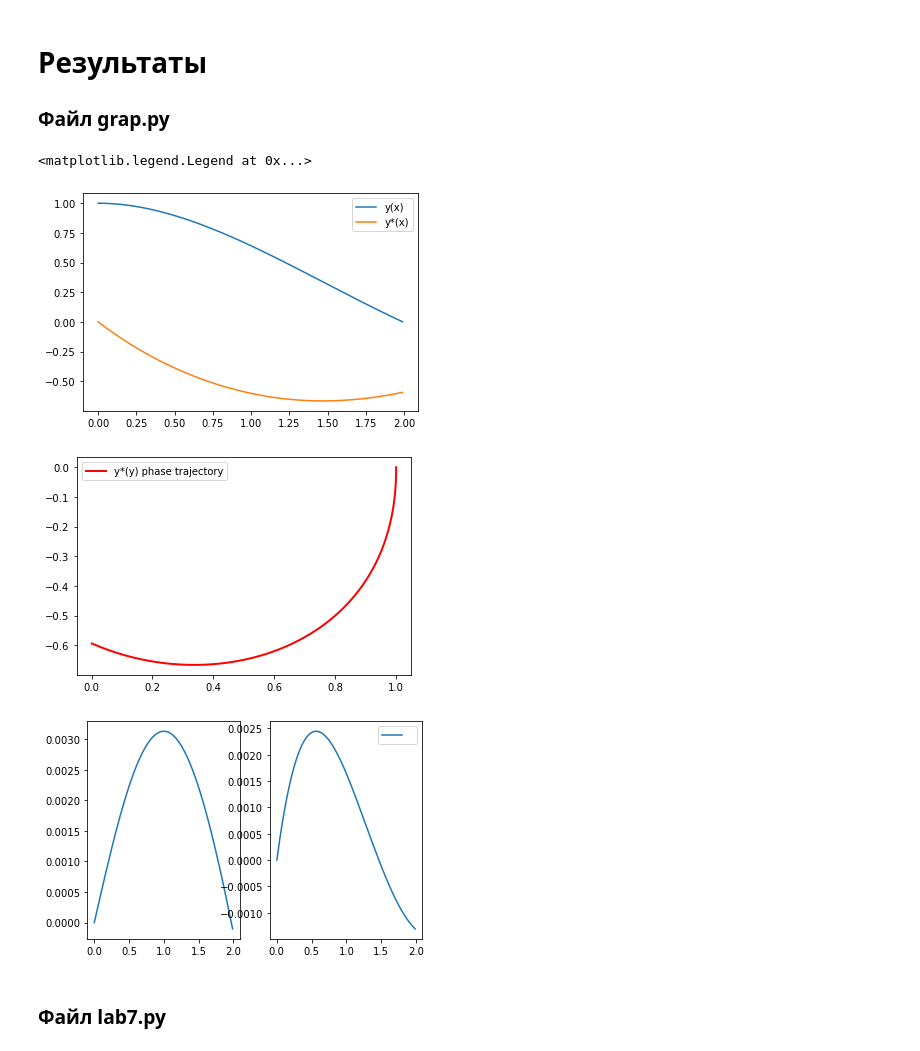
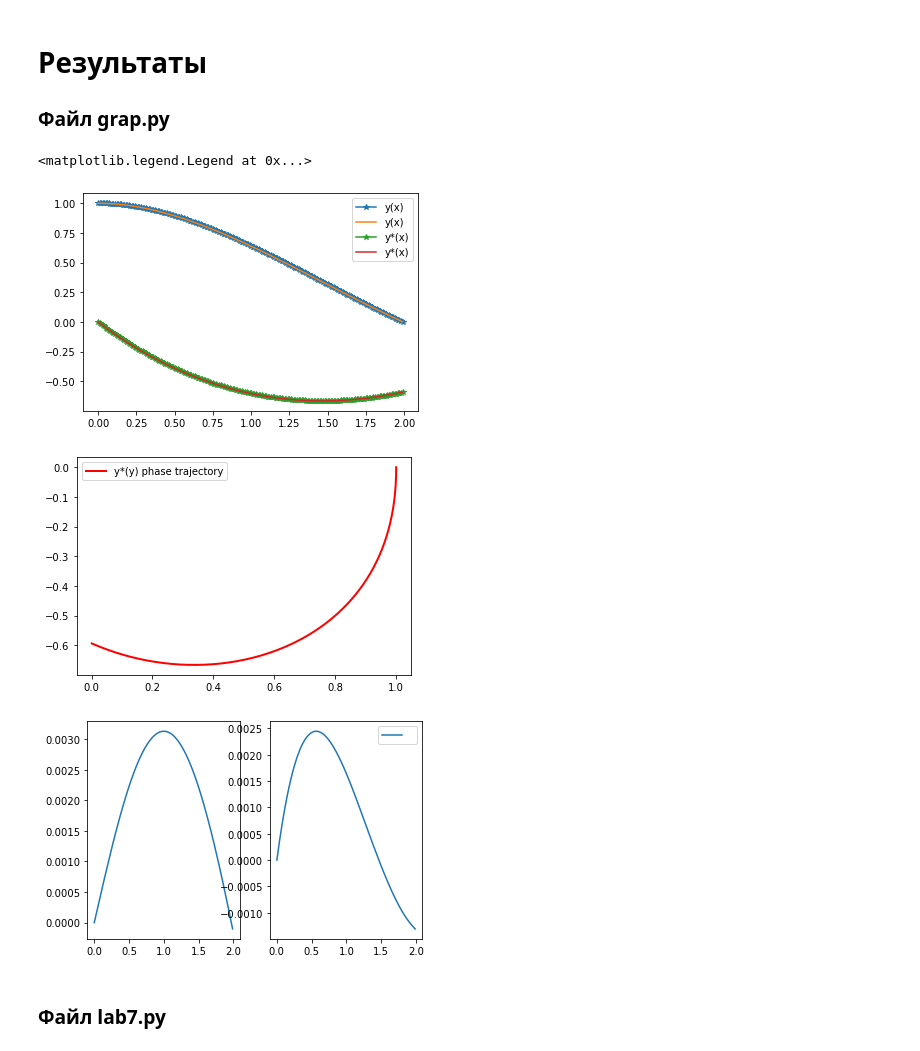
Before and after one commit to SAUSSSS/lab7, a Jupyter notebook: report.ipynb, the cells around one changed output. Drawn from its saved outputs; the diff is of its cells as text; code cells hidden in the pictures.

```diff
--- a/report.ipynb
+++ b/report.ipynb
@@ -94,6 +94,7 @@ y_{n+1} =  y_{n} + h[f( x_{n}, y_{n}) +  \frac{h}{2}( f_{x}( x_{n}, y_{n}) +  f_
 ### Файл **grap.py**
 # %%
 import numpy as np
+from scipy import interpolate
 import matplotlib.pyplot as plt
 
 data1 = np.loadtxt("y2.dat")
@@ -101,41 +102,44 @@ data1 = np.loadtxt("y2.dat")
 
 def analytical1(x):
     return np.cos(x)/2 + np.exp(-x)*(x/2 + 1/2)
 
 def analytical2(t):
     return -(np.exp(t) * np.sin(t) + t) / (2 * np.exp(t))
 
-x = np.arange(0.0, 2.0, 0.01)
 
-
+x = np.arange(0,2,0.01)
 
 
 fig1 = plt.figure()
 fig2 = plt.figure()
 fig3 = plt.figure()
 
 ax1 = fig1.add_subplot()
 ax2 = fig2.add_subplot()
 ax3 = fig3.add_subplot()
 
-#Графики y,y'
-ax1.plot(x,data1[:,0], label = 'y(x)')
-ax1.plot(x,data1[:,1], label = 'y*(x)')
+
+ax1.plot(x,data1[:,0], marker = "*",label = 'y(x)')
+ax1.plot(x,analytical1(x), label = 'y(x)')
+
+ax1.plot(x,data1[:,1], marker = "*",label = 'y*(x)')
+ax1.plot(x,analytical2(x), label = 'y*(x)')
 ax1.legend()
 
-#Фазовая траектория
+
+
+
 ax2.plot(data1[:,0],data1[:,1],color = 'red',lw = 2, label = 'y*(y) phase trajectory')
 ax2.legend()
 
-#Разностные графики
 ax3=plt.subplot('121')
 ax3.plot(x,data1[:,0]-analytical1(x),label = ' ')
 ax3=plt.subplot('122')
 ax3.plot(x,data1[:,1]-analytical2(x),label = ' ')
 ax3.legend()
 # %% [output]
 <matplotlib.legend.Legend at 0x...>
-[figure, old version]
+[figure, new version]
 [figure]
 [figure]
 # %% [markdown]
```
Also changed, not shown: 2 other files.
